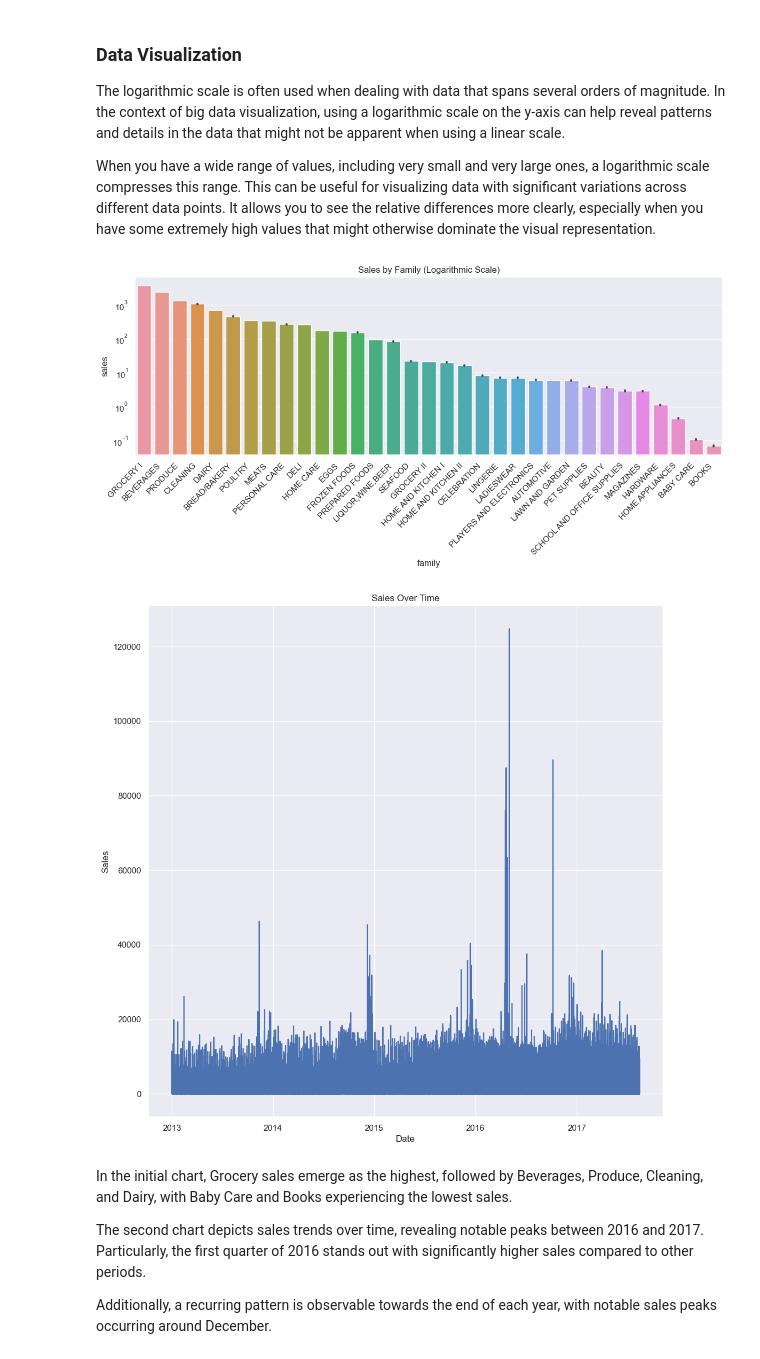
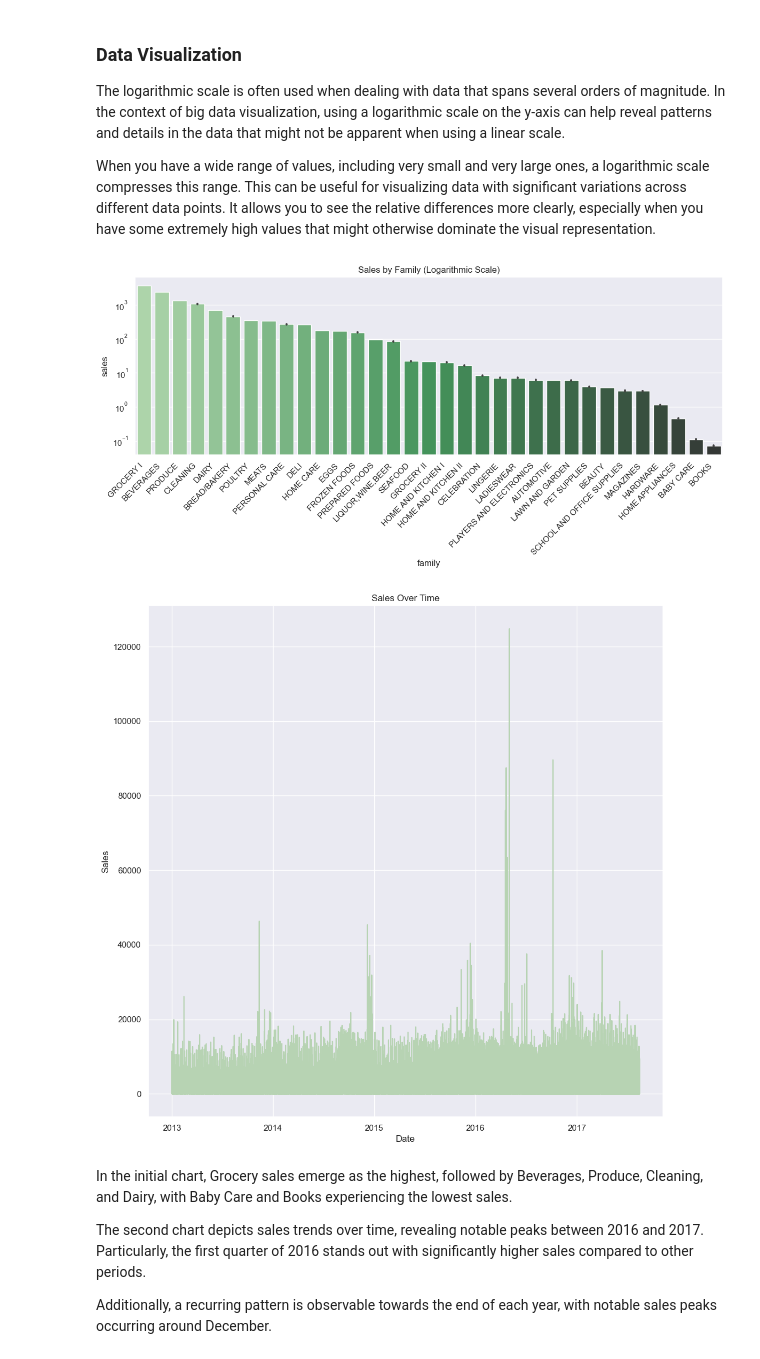
Before and after one commit to melisnv/data-science-projects, a Jupyter notebook: time-series-store-sales/store-sales.ipynb, the cells around one changed output. Cells and saved outputs as stored; diff of their text form; code cells hidden in the pictures.

```diff
--- a/time-series-store-sales/store-sales.ipynb
+++ b/time-series-store-sales/store-sales.ipynb
@@ -104,24 +104,24 @@ When you have a wide range of values, including very small and very large ones,
 # %%
 family_order = train_df.groupby('family')['sales'].mean().sort_values(ascending=False).index
 
 # the precomputed order in the bar plot with a logarithmic scale
 plt.figure(figsize=(12, 6))
-sns.barplot(x='family', y='sales', data=train_df, order=family_order)
+sns.barplot(x='family', y='sales', data=train_df, order=family_order, palette = "Greens_d")
 plt.yscale('log')  # y-axis to logarithmic scale
 plt.title('Sales by Family (Logarithmic Scale)')
 plt.xticks(rotation=45, ha='right')  # rotation and alignment
 plt.tight_layout()
 plt.show()
 # %% [output]
-[figure, old version]
+[figure, new version]
 # %%
-plt.plot(train_df['date'], train_df['sales'])
+plt.plot(train_df['date'], train_df['sales'], color='#b7d3b3')
 plt.title('Sales Over Time')
 plt.xlabel('Date')
 plt.ylabel('Sales')
 plt.show()
 # %% [output]
-[figure, old version]
+[figure, new version]
 # %% [markdown]
 In the initial chart, Grocery sales emerge as the highest, followed by Beverages, Produce, Cleaning, and Dairy, with Baby Care and Books experiencing the lowest sales.
 <br>
```
Also changed, not shown: 3 other files.
